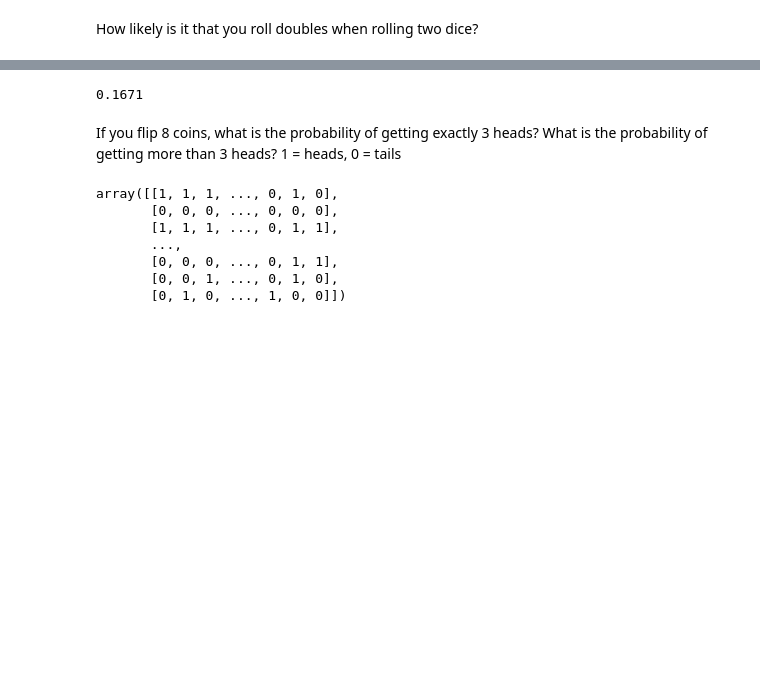
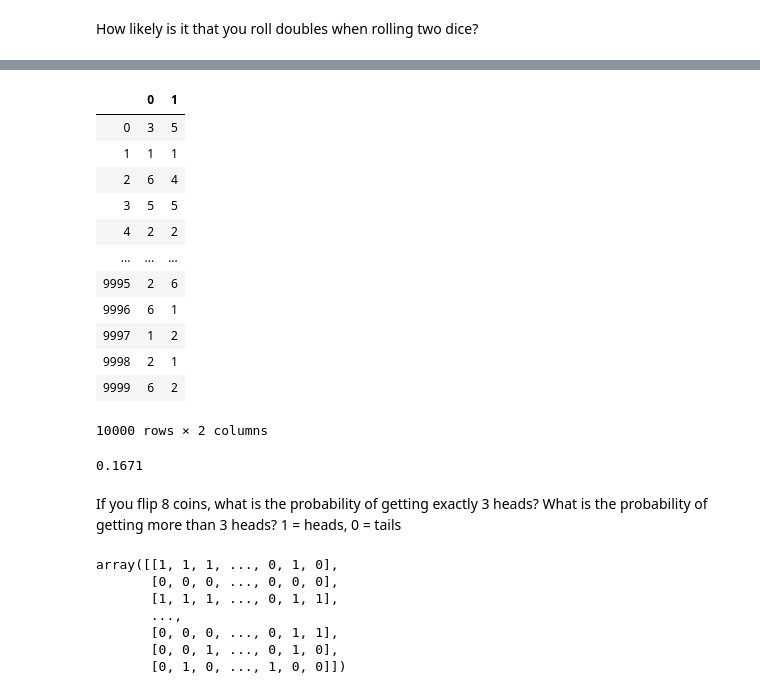
Before and after one commit to ravinder79/statistics-exercises, a Jupyter notebook: simulation.ipynb, the cells around one changed output, grey strips where cells are left out. Drawn from its saved outputs; the diff is of its cells as text; code cells hidden in the pictures; blank space fills up the shorter version.

```diff
--- a/simulation.ipynb
+++ b/simulation.ipynb
@@ -18,5 +18,20 @@ array([[2, 4],
 # %%
 df = pd.DataFrame(rolls)
+df
+# %% [output]
+|  | 0 | 1 |
+| 0 | 3 | 5 |
+| 1 | 1 | 1 |
+| 2 | 6 | 4 |
+| 3 | 5 | 5 |
+| 4 | 2 | 2 |
+| ... | ... | ... |
+| 9995 | 2 | 6 |
+| 9996 | 6 | 1 |
+| 9997 | 1 | 2 |
+| 9998 | 2 | 1 |
+| 9999 | 6 | 2 |
+10000 rows × 2 columns
 # %%
 df = df.apply(lambda x: True if x[0] == x[1] else False, axis =1)
 # %%
```
Also changed, not shown: parts of 1 cell of this notebook.
